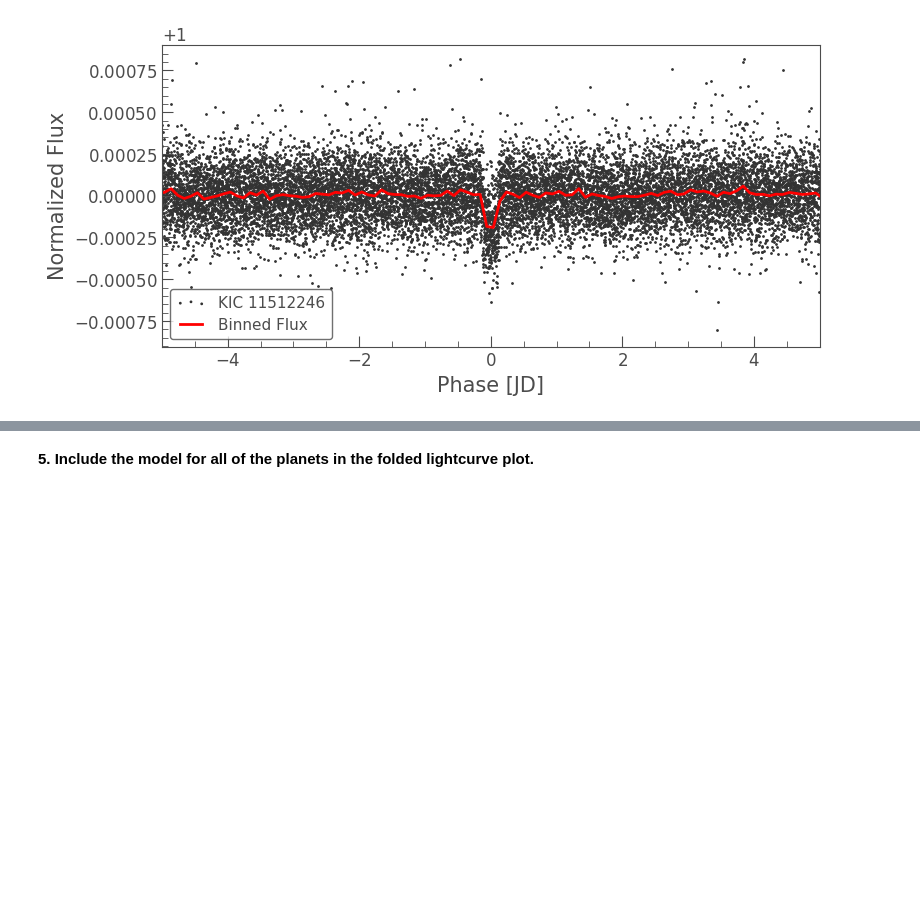
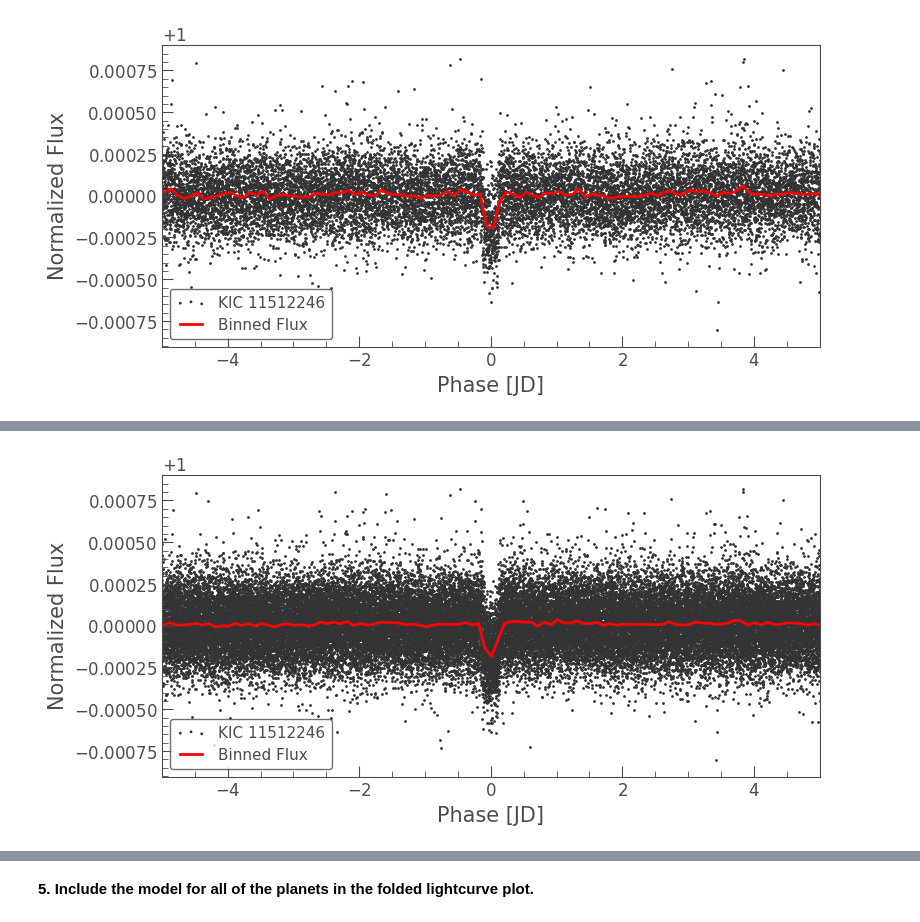
Before and after one commit to AthemFR/intro_astrophysical_objects, a Jupyter notebook: Homework_2/Homework_2_Planets.ipynb, the cells around one changed output, grey strips where cells are left out. Saved outputs shown, nothing was run; the diff lists cells and outputs as text; code cells hidden in the pictures; blank space fills up the shorter version.

```diff
--- a/Homework_2/Homework_2_Planets.ipynb
+++ b/Homework_2/Homework_2_Planets.ipynb
@@ -658,0 +681,7 @@ planet_2_model = bls_2.get_transit_model(period=planet_2_period,
+# %%
+ax = masked_lc_1.fold(planet_3_period, planet_3_t0).scatter()
+masked_lc_1.fold(planet_3_period, planet_3_t0).bin(.1).plot(ax=ax, c='r', lw=2,
+                                                          label='Binned Flux')
+ax.set_xlim(-5, 5);
+# %% [output]
+[figure, added]
```
Also changed, not shown: parts of 22 cells of this notebook.
